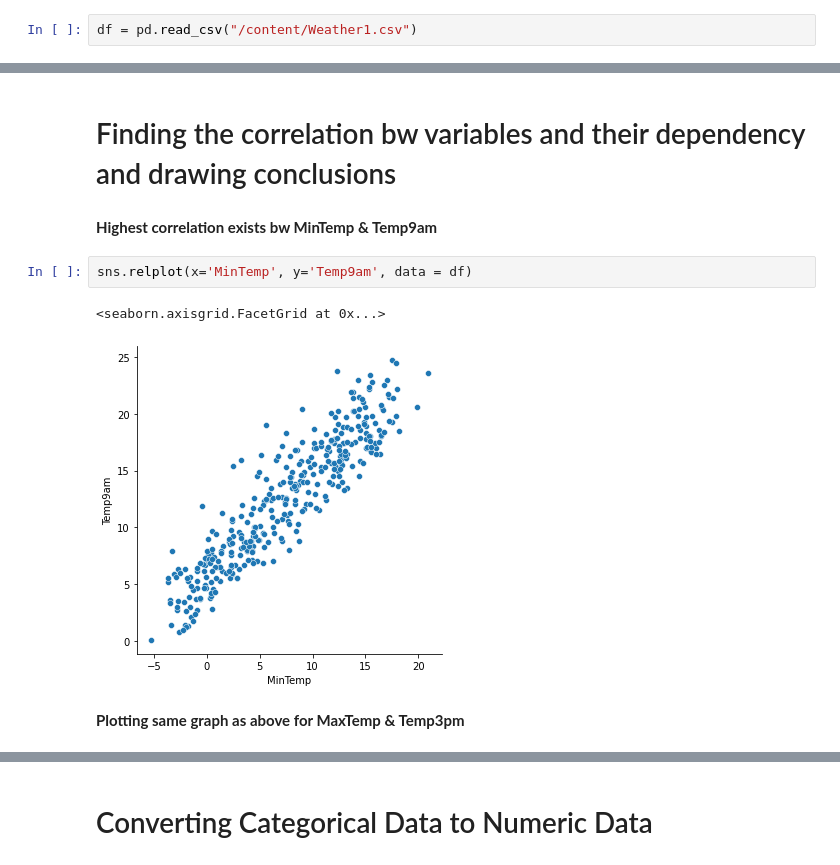
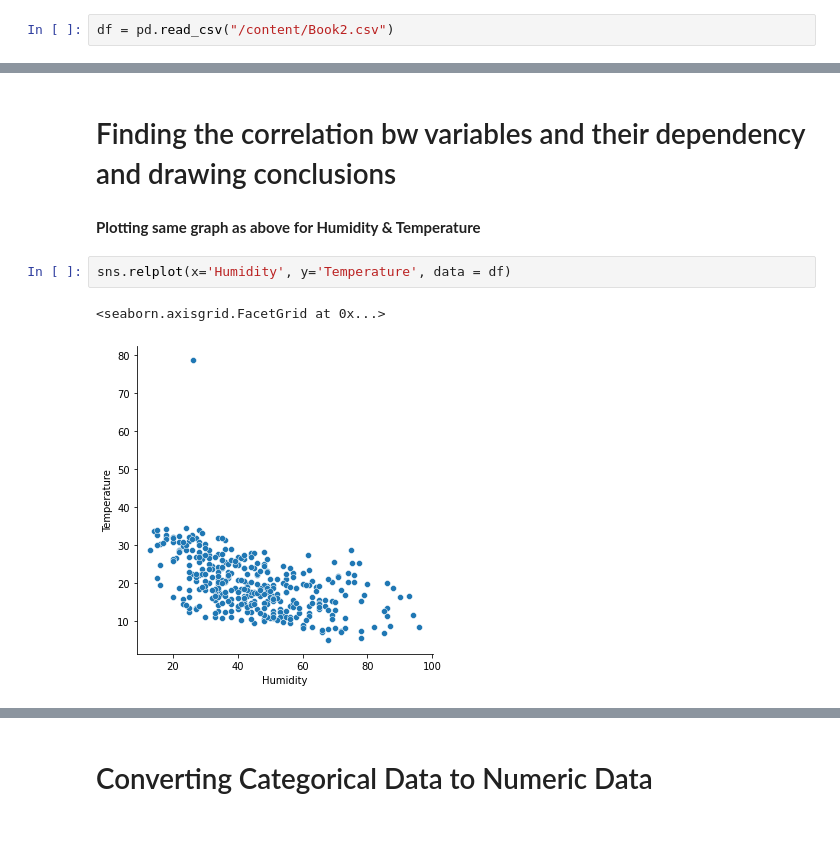
Before and after one commit to Parveshbhatt/Major-Project, a Jupyter notebook: Major_Project.ipynb, the cells around one changed output, grey strips where cells are left out. Saved outputs shown, nothing was run; the diff lists cells and outputs as text; blank space fills up the shorter version.

```diff
--- a/Major_Project.ipynb
+++ b/Major_Project.ipynb
@@ -54,7 +52,7 @@ def resizecolor():
 # %% [markdown]
 # Loading the dataset
 # %%
-df = pd.read_csv("/content/Weather1.csv")
+df = pd.read_csv("/content/Book2.csv")
 # %%
 df.head()
 # %% [output]
@@ -98,11 +84,9 @@ sns.heatmap(df.corr(),annot=True)
 # %% [markdown]
 # Finding the correlation bw variables and their dependency and drawing conclusions
-# %% [markdown]
-**Highest correlation exists bw MinTemp & Temp9am**
+# %% [markdown]
+**Plotting same graph as above for Humidity & Temperature**
 # %%
-sns.relplot(x='MinTemp', y='Temp9am', data = df)
+sns.relplot(x='Humidity', y='Temperature', data = df)
 # %% [output]
 <seaborn.axisgrid.FacetGrid at 0x...>
-[figure, old version]
+[figure, new version]
-# %% [markdown]
-**Plotting same graph as above for MaxTemp & Temp3pm**
```
Also changed, not shown: parts of 33 cells of this notebook, 7 other files.
